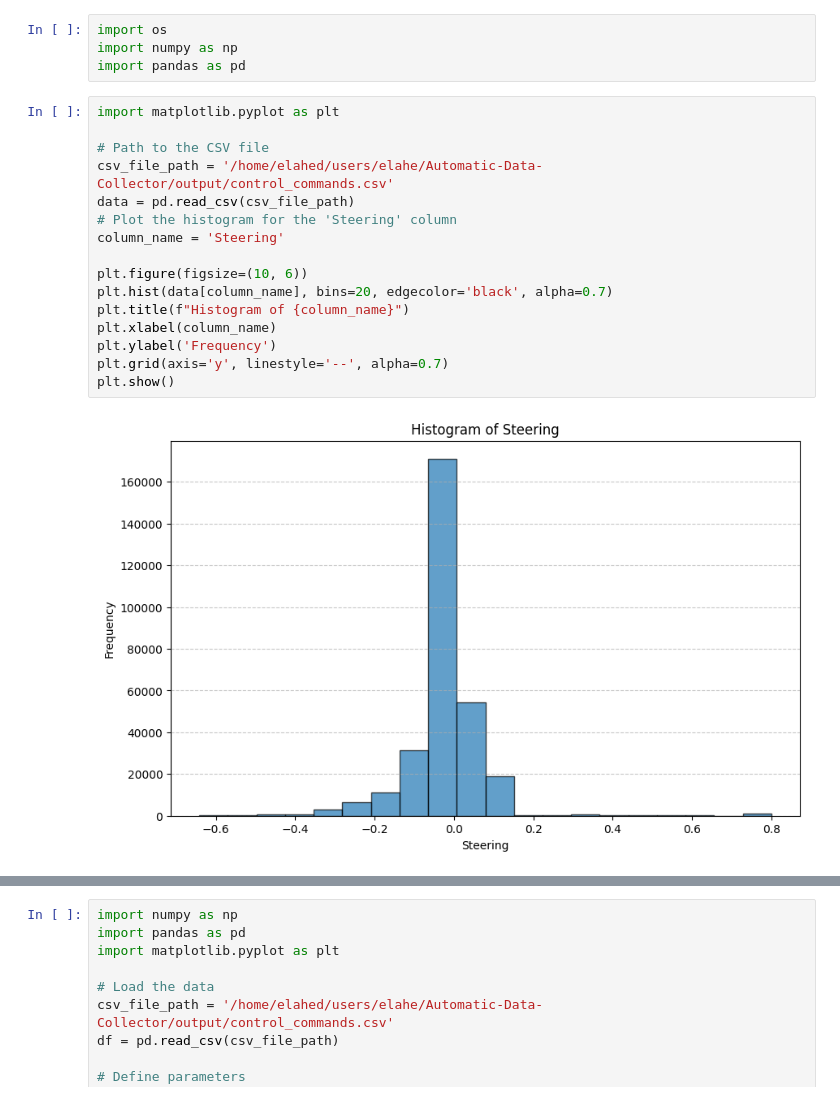
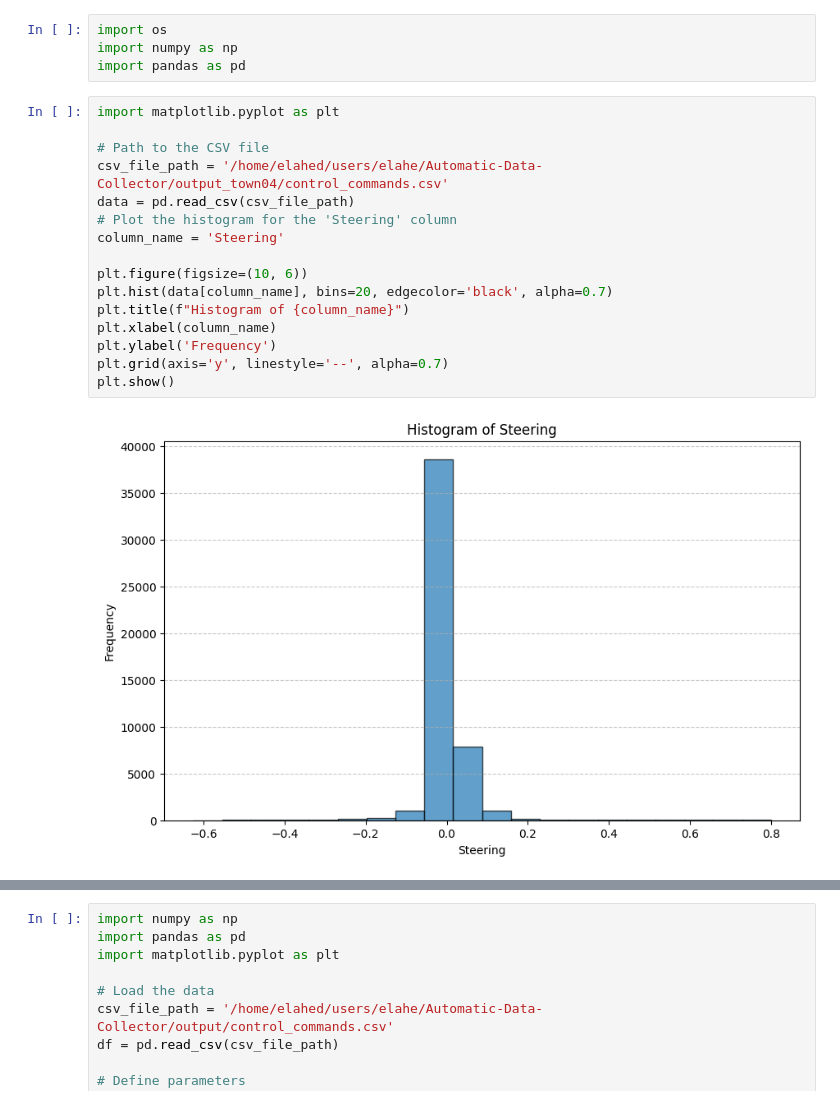
Before and after one commit to ElaheDlv/project-with-aws, a Jupyter notebook: data_normalizing.ipynb, the cells around one changed output, grey strips where cells are left out. Drawn from its saved outputs; the diff is of its cells as text.

```diff
--- a/data_normalizing.ipynb
+++ b/data_normalizing.ipynb
@@ -5,21 +5,21 @@ import pandas as pd
 # %%
 import matplotlib.pyplot as plt
 
 # Path to the CSV file
-csv_file_path = '/home/elahed/users/elahe/Automatic-Data-Collector/output/control_commands.csv'
+csv_file_path = '/home/elahed/users/elahe/Automatic-Data-Collector/output_town04/control_commands.csv'
 data = pd.read_csv(csv_file_path)
 # Plot the histogram for the 'Steering' column
 column_name = 'Steering'
 
 plt.figure(figsize=(10, 6))
 plt.hist(data[column_name], bins=20, edgecolor='black', alpha=0.7)
 plt.title(f"Histogram of {column_name}")
 plt.xlabel(column_name)
 plt.ylabel('Frequency')
 plt.grid(axis='y', linestyle='--', alpha=0.7)
 plt.show()
 # %% [output]
-[figure, old version]
+[figure, new version]
 # %%
 import numpy as np
 timesteps = np.arange(len(data[column_name]))
```
Also changed, not shown: parts of 4 cells of this notebook, 6 other files.
